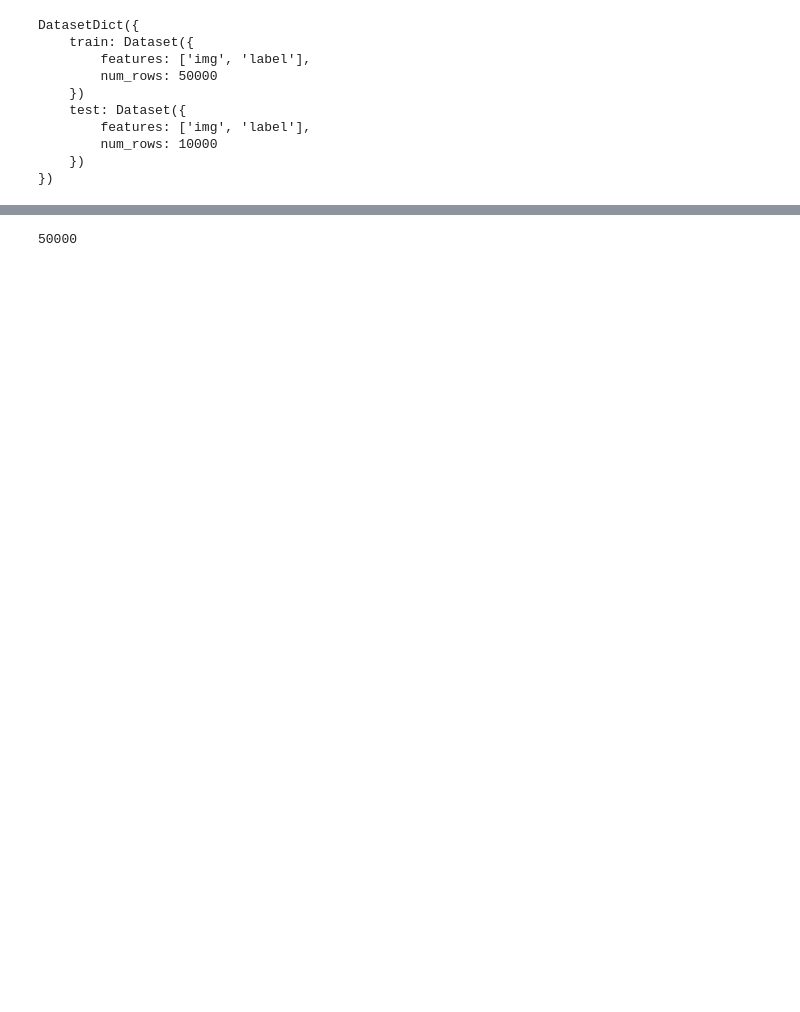
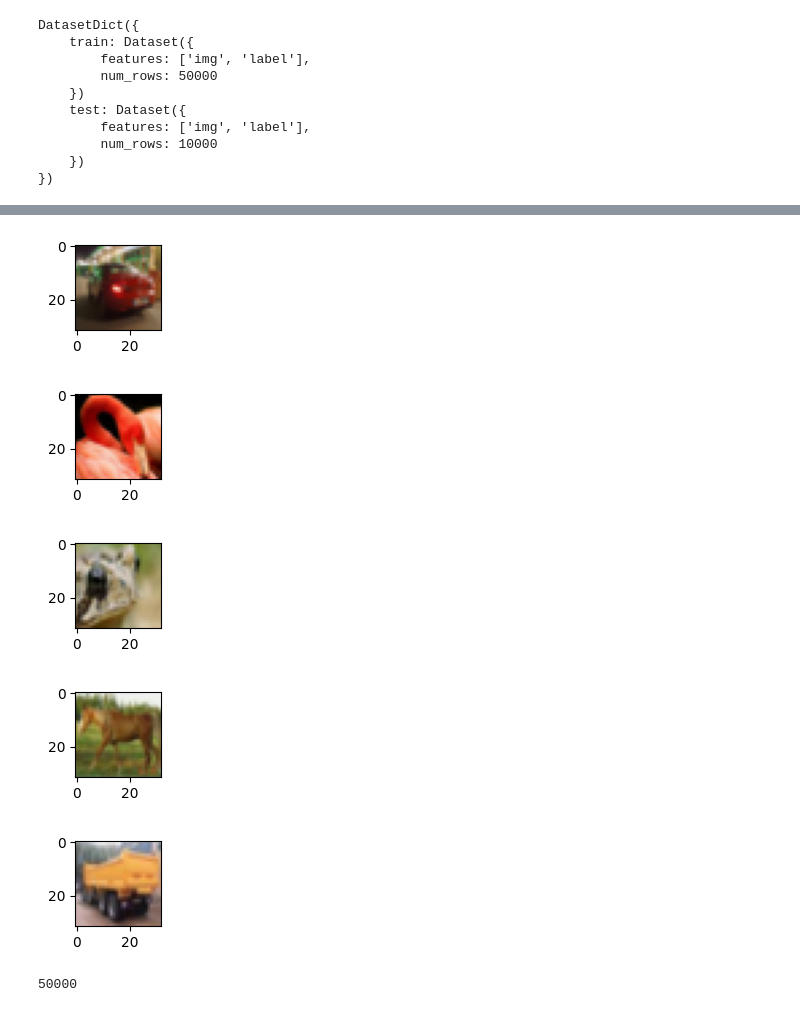
Before and after one commit to ashkew2202/CCAI, a Jupyter notebook: imagePredictor.ipynb, the cells around one changed output, grey strips where cells are left out. Drawn from its saved outputs; the diff is of its cells as text; code cells hidden in the pictures; blank space fills up the shorter version.

```diff
--- a/imagePredictor.ipynb
+++ b/imagePredictor.ipynb
@@ -21,10 +33,20 @@ DatasetDict({
 # %%
 train_data = data['train']
 test_data = data['test']
 # Shuffling the training data to make sure the model does not learn the order of the data
 train_data = train_data.shuffle(seed=42)
 train_data = train_data[:]
 test_data = test_data[:]
+for i in range(5):
+    plt.subplot(1, 5, i+1)
+    plt.imshow(train_data['img'][i])
+    plt.show()
+# %% [output]
+[figure, added]
+[figure, added]
+[figure, added]
+[figure, added]
+[figure, added]
 # %%
 # Converting the PIL type images to tensors
 
```
Also changed, not shown: parts of 13 cells of this notebook, 1 other file.
